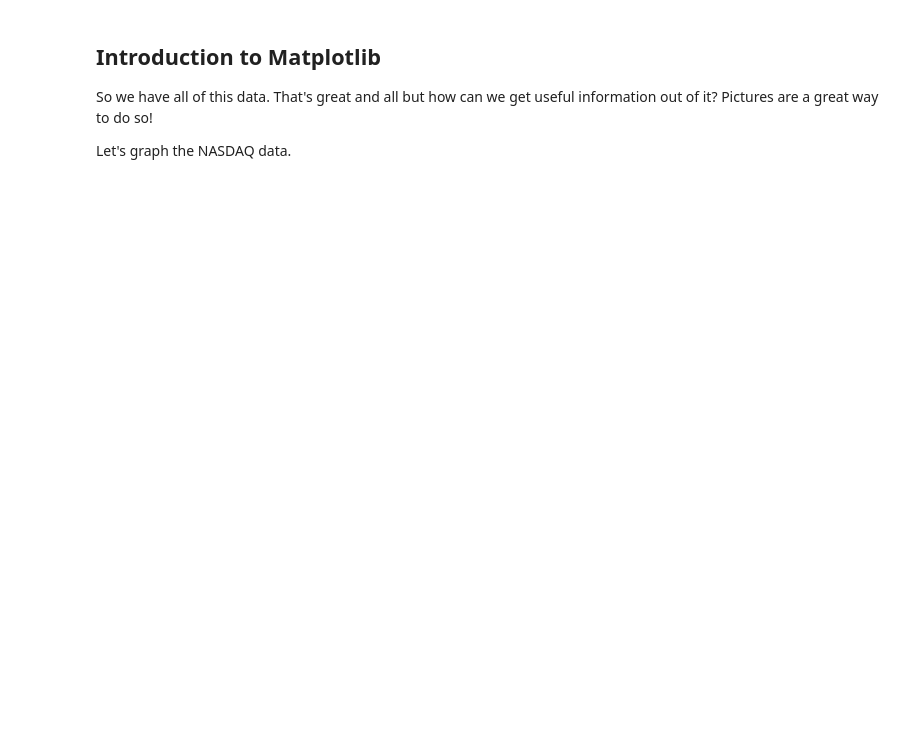
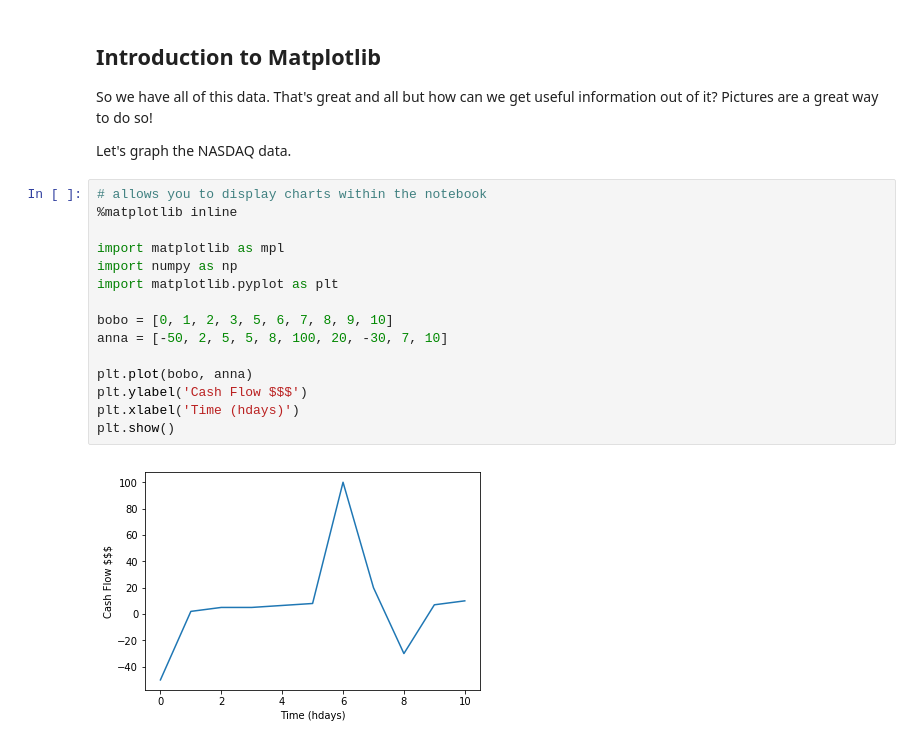
Before and after one commit to JohnPhamous/introduction-to-python-course, a Jupyter notebook: itpp-lesson5.ipynb, the cells around one changed output. Cells and saved outputs as stored; diff of their text form; blank space fills up the shorter version.

```diff
--- a/itpp-lesson5.ipynb
+++ b/itpp-lesson5.ipynb
@@ -170,3 +256,20 @@ dataFile.close()
 So we have all of this data. That's great and all but how can we get useful information out of it? Pictures are a great way to do so!
 
 Let's graph the NASDAQ data.
+# %%
+# allows you to display charts within the notebook
+%matplotlib inline
+
+import matplotlib as mpl
+import numpy as np
+import matplotlib.pyplot as plt
+
+bobo = [0, 1, 2, 3, 5, 6, 7, 8, 9, 10]
+anna = [-50, 2, 5, 5, 8, 100, 20, -30, 7, 10]
+
+plt.plot(bobo, anna)
+plt.ylabel('Cash Flow $$$')
+plt.xlabel('Time (hdays)')
+plt.show()
+# %% [output]
+[figure, added]
```
Also changed, not shown: parts of 16 cells of this notebook, 5 other files.
